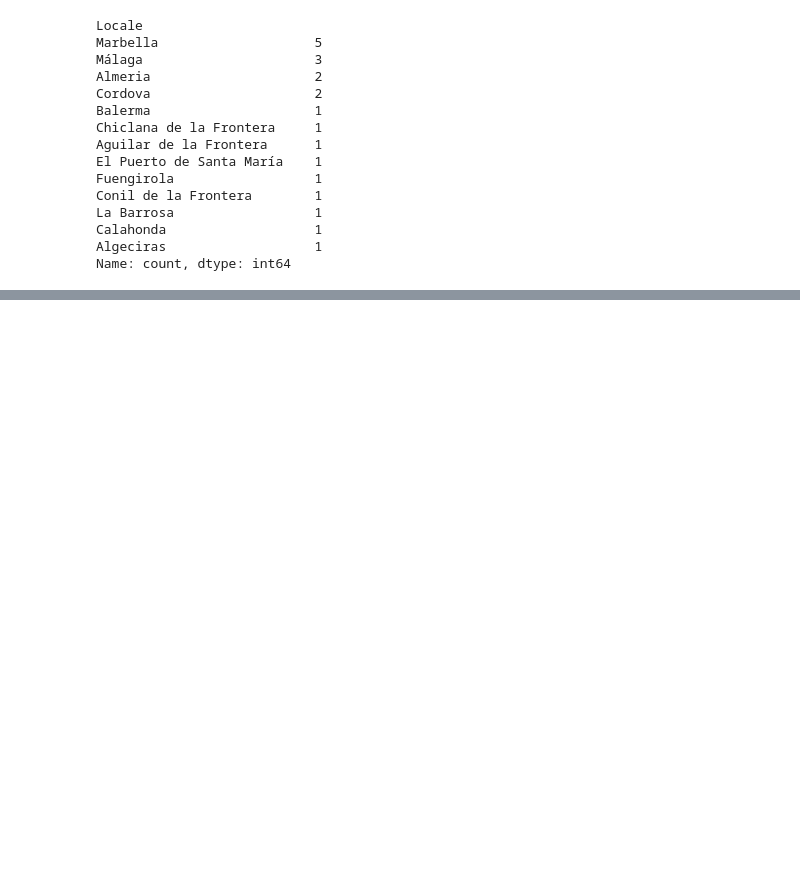
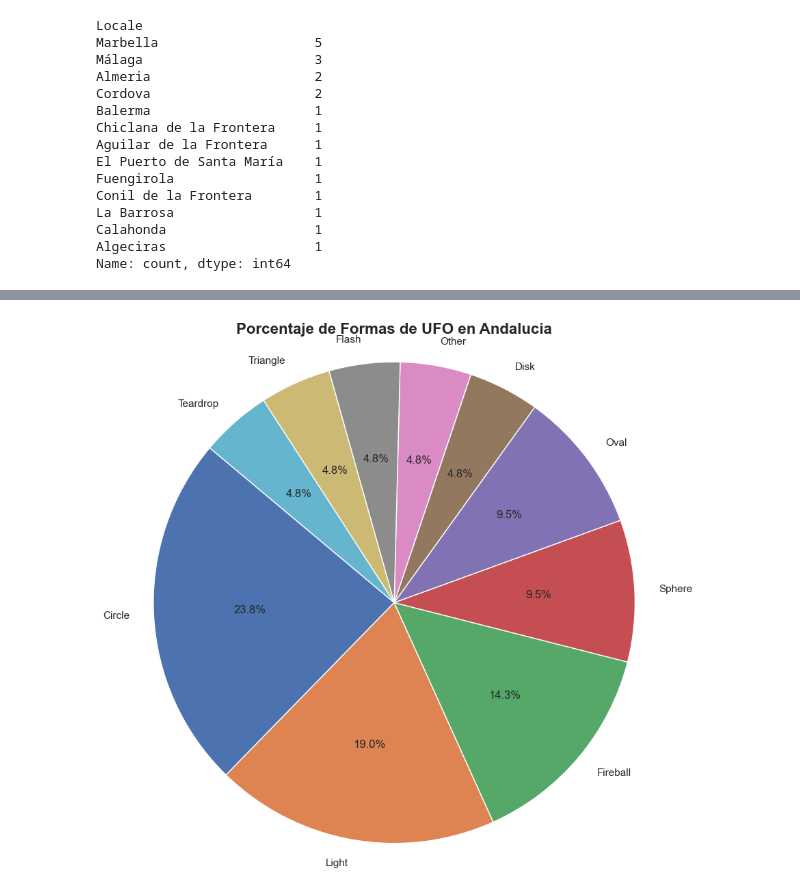
Before and after one commit to awchacon/first_project, a Jupyter notebook: first_project_2.0.ipynb, the cells around one changed output, grey strips where cells are left out. Saved outputs shown, nothing was run; the diff lists cells and outputs as text; code cells hidden in the pictures; blank space fills up the shorter version.

```diff
--- a/first_project_2.0.ipynb
+++ b/first_project_2.0.ipynb
@@ -786,0 +791,8 @@ plt.show()
+# %%
+shape_andalucia = solo_andalucia["UFO_shape"].value_counts()
+
+Porcentaje = (shape_andalucia/len(ufo_df_new))*100
+
+result_df = pd.DataFrame({"UFO_shape": shape_andalucia.index, "Count": shape_andalucia, "Percentage": Porcentaje})
+
+result_df
@@ -786,0 +812,9 @@ plt.show()
+# %%
+# Crear un gráfico de pastel (pie chart) con los porcentajes
+plt.figure(figsize=(10, 10))
+plt.pie(result_df['Percentage'], labels=result_df['UFO_shape'], autopct='%1.1f%%', startangle=140)
+plt.axis('equal')  # Hace que el gráfico de pastel sea un círculo perfecto
+plt.title('Porcentaje de Formas de UFO en Andalucia', fontsize=16, fontweight='bold')
+plt.show()
+# %% [output]
+[figure, added]
```
Also changed, not shown: parts of 6 cells of this notebook.
